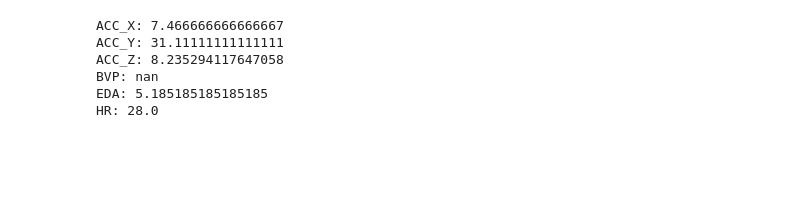
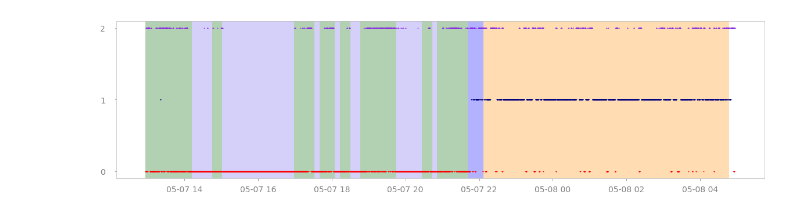
Before and after one commit to zeroknowledgediscovery/patternly, a Jupyter notebook: examples/Agitation_multilevel.ipynb, the cells around one changed output. Drawn from its saved outputs; the diff is of its cells as text; code cells hidden in the pictures; blank space fills up the shorter version.

```diff
--- a/examples/Agitation_multilevel.ipynb
+++ b/examples/Agitation_multilevel.ipynb
@@ -354,13 +271,49 @@ Wall time: 36.7 s
-# %%
-for category, PAI in zip(DATA_CATEGORIES, PAIs):
-    print(f"{category}: {PAI}")
-# %% [output]
-ACC_X: 7.466666666666667
-ACC_Y: 31.11111111111111
-ACC_Z: 8.235294117647058
-BVP: nan
-EDA: 5.185185185185185
-HR: 28.0
+# %%
+# Visualize second-layer PFSAs (highlights) in relation to first-layer PFSAs (dots)
+
+plt.rcParams["figure.figsize"] = (20, 5)
+
+for category in DATA_CATEGORIES:
+    data["ts"] = pd.DataFrame(
+        [
+            datetime.fromtimestamp(new_train_start_ts + ((j * (pipeline_1.window_size - pipeline_1.window_overlap)) / hz[0]))
+            for j in range(len(pipeline_1.closest_match)//1)
+        ]
+    )
+    df = pd.concat([pd.DataFrame(pipeline_1.closest_match), data["ts"]], axis=1).dropna()
+    df.columns = ["data", "ts"]
+
+    colors = ["#7766ee", "blue", "darkgreen", "darkorange", 'cyan', "navy", "yellow", "darkgray", "white", "purple"]
+    scatter_colors = ["red", "navy", "blueviolet"]
+
+#     plt.subplot(len(DATA_CATEGORIES), 1, i+1)
+    for cluster, indices in df.groupby("data"):
+        plt.plot(indices["ts"], indices["data"], markersize=0.8, linestyle='', marker='o', color=scatter_colors[cluster])
+
+    pipeline_2.predict(pipeline_1.closest_match)
+    for index, cluster in enumerate(pipeline_2.closest_match):
+        base = (pipeline_2.window_size- pipeline_2.window_overlap) * index
+        next_base = base + pipeline_2.window_size
+        next_base = (pipeline_2.window_size - pipeline_2.window_overlap) * (index + 1)
+        beg = data["ts"].iloc[min(data["ts"].shape[0] - 1, base)][0]
+        end = data["ts"].iloc[min(data["ts"].shape[0] - 1, next_base)][0]
+        color = colors[pipeline_2.closest_match[index]]
+        plt.axvspan(beg, end, color=color, alpha=0.3, lw=0, zorder=0)
+
+
+ax = plt.gca()
+plt.setp(ax.get_xticklabels(), fontsize=14, y=-.02)
+plt.setp(ax.get_yticklabels(), fontsize=14)
+plt.yticks(np.arange(0, pipeline_1.n_clusters, 1))
+ax.tick_params(axis='x', colors='.5')
+ax.tick_params(axis='y', colors='.5', pad=15)
+ax.yaxis.offsetText.set_fontsize(16)
+ax.spines['bottom'].set_color('.75')
+ax.spines['top'].set_color('.75')
+ax.spines['right'].set_color('.75')
+ax.spines['left'].set_color('.75')
+# %% [output]
+[figure, added]
 # %%
 from IPython.display import Image, display
 from IPython.core.display import HTML
```
Also changed, not shown: parts of 9 cells of this notebook.
